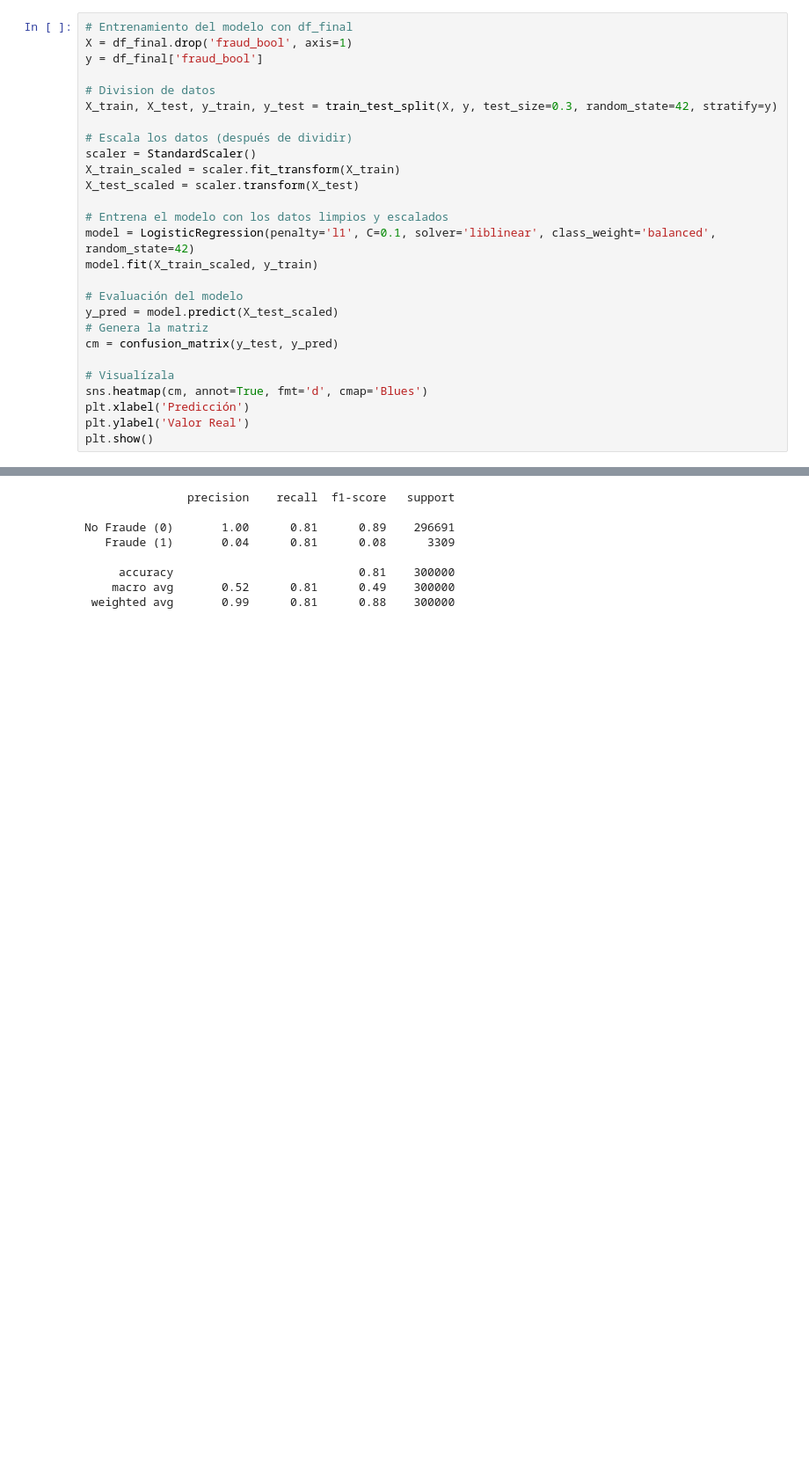
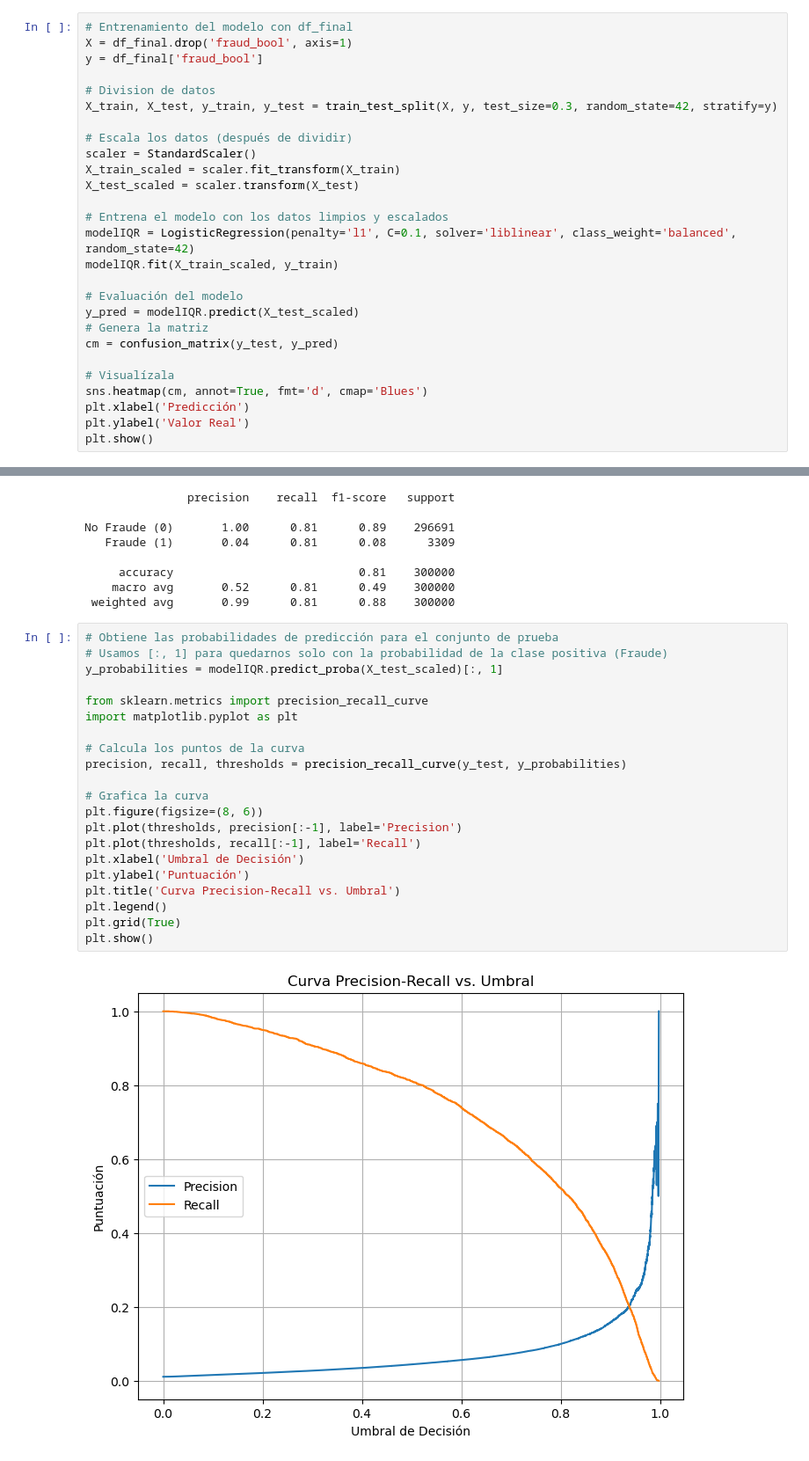
Before and after one commit to Leomac3105/TC3006C.101, a Jupyter notebook: preprocess_RegressionLogistica.ipynb, the cells around one changed output, grey strips where cells are left out. Shown at 88% size. Saved outputs shown, nothing was run; the diff lists cells and outputs as text; blank space fills up the shorter version.

```diff
--- a/preprocess_RegressionLogistica.ipynb
+++ b/preprocess_RegressionLogistica.ipynb
@@ -492,11 +483,11 @@ X_train_scaled = scaler.fit_transform(X_train)
 X_test_scaled = scaler.transform(X_test)
 
 # Entrena el modelo con los datos limpios y escalados
-model = LogisticRegression(penalty='l1', C=0.1, solver='liblinear', class_weight='balanced', random_state=42)
-model.fit(X_train_scaled, y_train)
+modelIQR = LogisticRegression(penalty='l1', C=0.1, solver='liblinear', class_weight='balanced', random_state=42)
+modelIQR.fit(X_train_scaled, y_train)
 
 # Evaluación del modelo
-y_pred = model.predict(X_test_scaled)
+y_pred = modelIQR.predict(X_test_scaled)
 # Genera la matriz
 cm = confusion_matrix(y_test, y_pred)
 
@@ -519,3 +510,26 @@ No Fraude (0)       1.00      0.81      0.89    296691
      accuracy                           0.81    300000
     macro avg       0.52      0.81      0.49    300000
  weighted avg       0.99      0.81      0.88    300000
+# %%
+# Obtiene las probabilidades de predicción para el conjunto de prueba
+# Usamos [:, 1] para quedarnos solo con la probabilidad de la clase positiva (Fraude)
+y_probabilities = modelIQR.predict_proba(X_test_scaled)[:, 1]
+
+from sklearn.metrics import precision_recall_curve
+import matplotlib.pyplot as plt
+
+# Calcula los puntos de la curva
+precision, recall, thresholds = precision_recall_curve(y_test, y_probabilities)
+
+# Grafica la curva
+plt.figure(figsize=(8, 6))
+plt.plot(thresholds, precision[:-1], label='Precision')
+plt.plot(thresholds, recall[:-1], label='Recall')
+plt.xlabel('Umbral de Decisión')
+plt.ylabel('Puntuación')
+plt.title('Curva Precision-Recall vs. Umbral')
+plt.legend()
+plt.grid(True)
+plt.show()
+# %% [output]
+[figure, added]
```
Also changed, not shown: parts of 10 cells of this notebook.
